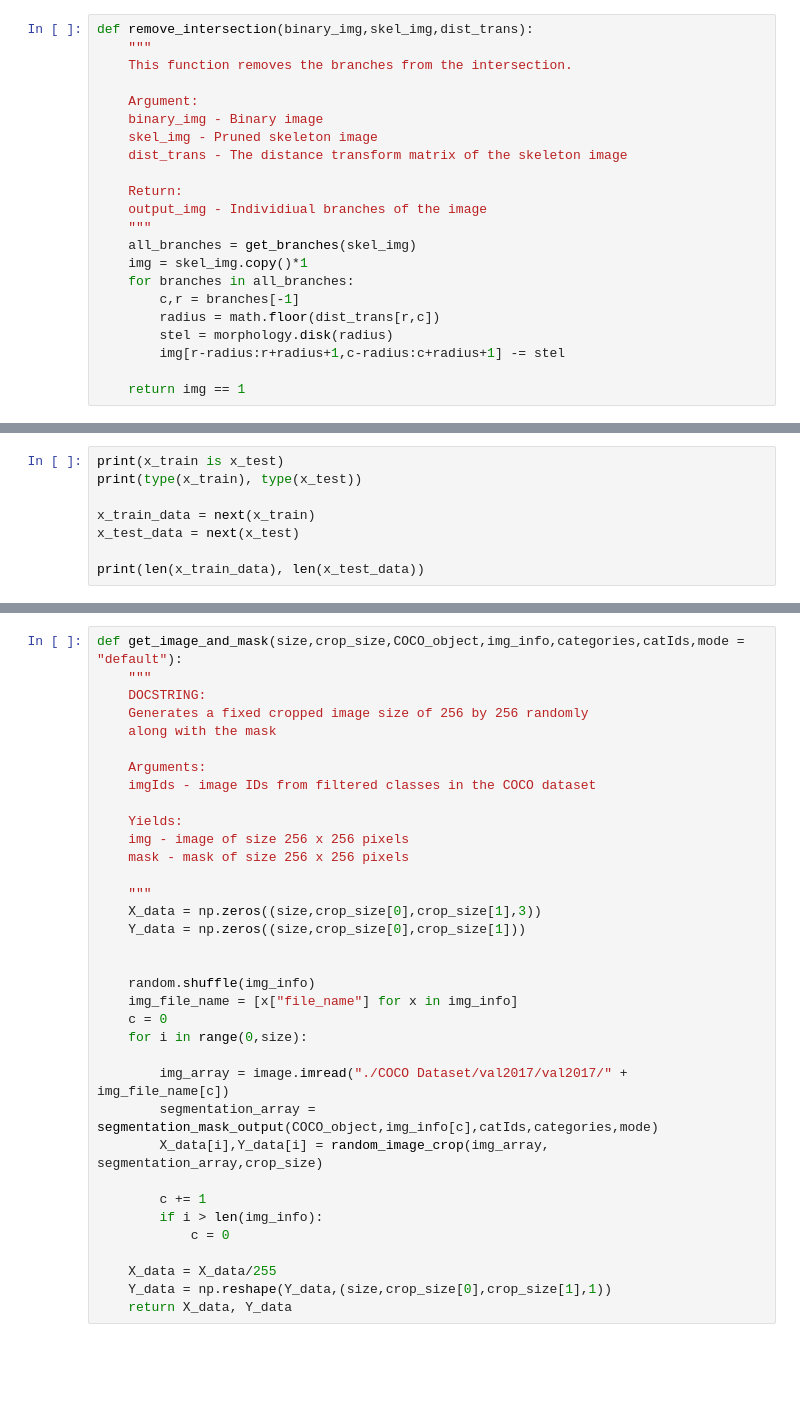
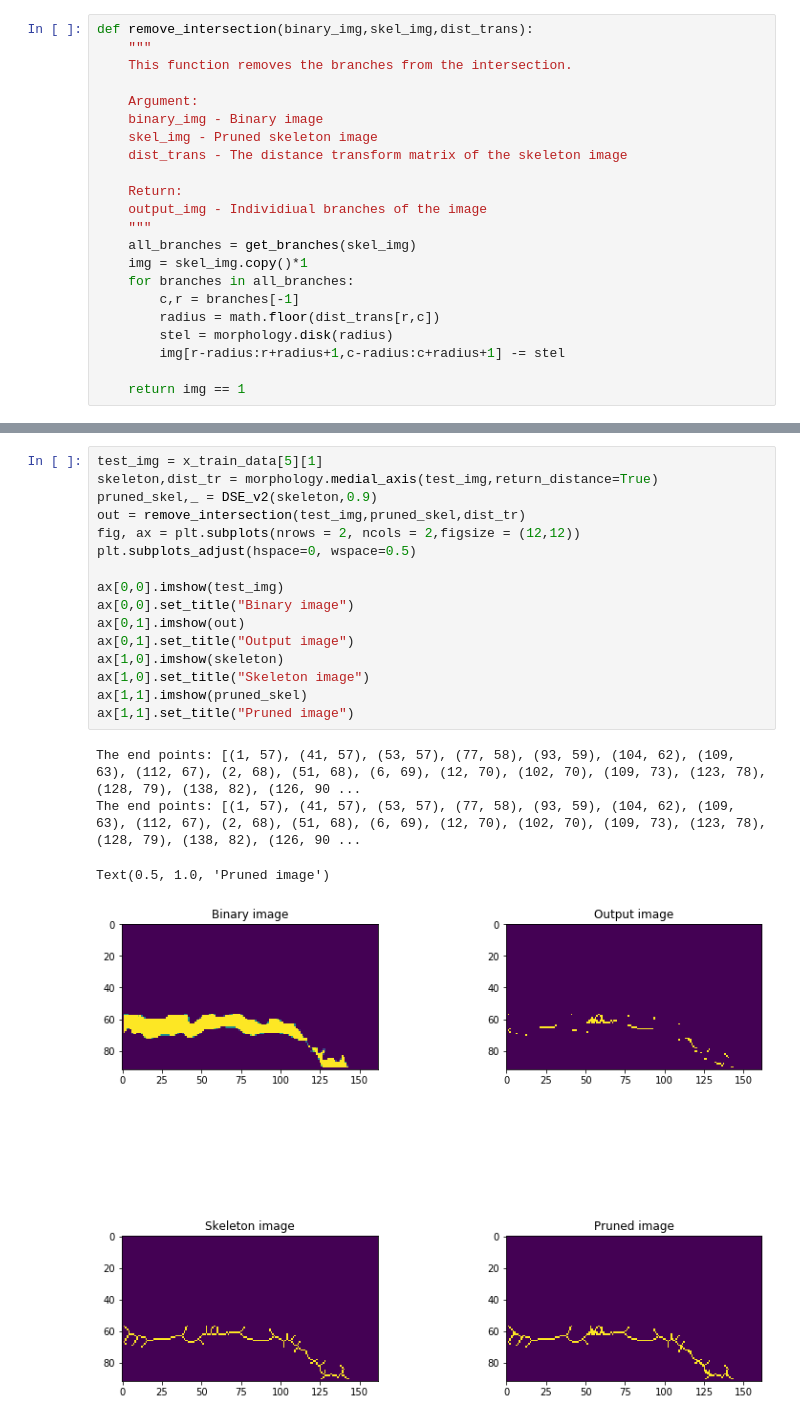
Before and after one commit to thanhtung48c/autonomous_crack_detection_and_quantification, a Jupyter notebook: utils.ipynb, the cells around one changed output, grey strips where cells are left out. Saved outputs shown, nothing was run; the diff lists cells and outputs as text; blank space fills up the shorter version.

```diff
--- a/utils.ipynb
+++ b/utils.ipynb
@@ -747,8 +600,0 @@ x_test = generator_data(directory_text,directory_image,10,(64,64),interpolation
-# %%
-print(x_train is x_test)
-print(type(x_train), type(x_test))
-
-x_train_data = next(x_train)
-x_test_data = next(x_test)
-
-print(len(x_train_data), len(x_test_data))
@@ -858,35 +601,21 @@ def random_image_crop(img_array,segmentation_array,crop_size):
-# %%
-def get_image_and_mask(size,crop_size,COCO_object,img_info,categories,catIds,mode = "default"):
-    """
-    DOCSTRING:
-    Generates a fixed cropped image size of 256 by 256 randomly
-    along with the mask
-
-    Arguments:
-    imgIds - image IDs from filtered classes in the COCO dataset
-
-    Yields:
-    img - image of size 256 x 256 pixels
-    mask - mask of size 256 x 256 pixels
-
-    """
-    X_data = np.zeros((size,crop_size[0],crop_size[1],3))
-    Y_data = np.zeros((size,crop_size[0],crop_size[1]))
-
-
-    random.shuffle(img_info)
-    img_file_name = [x["file_name"] for x in img_info]
-    c = 0
-    for i in range(0,size):
-
-        img_array = image.imread("./COCO Dataset/val2017/val2017/" + img_file_name[c])
-        segmentation_array = segmentation_mask_output(COCO_object,img_info[c],catIds,categories,mode)
-        X_data[i],Y_data[i] = random_image_crop(img_array, segmentation_array,crop_size)
-
-        c += 1
-        if i > len(img_info):
-            c = 0
-
-    X_data = X_data/255
-    Y_data = np.reshape(Y_data,(size,crop_size[0],crop_size[1],1))
-    return X_data, Y_data
+# %%
+test_img = x_train_data[5][1]
+skeleton,dist_tr = morphology.medial_axis(test_img,return_distance=True)
+pruned_skel,_ = DSE_v2(skeleton,0.9)
+out = remove_intersection(test_img,pruned_skel,dist_tr)
+fig, ax = plt.subplots(nrows = 2, ncols = 2,figsize = (12,12))
+plt.subplots_adjust(hspace=0, wspace=0.5)
+
+ax[0,0].imshow(test_img)
+ax[0,0].set_title("Binary image")
+ax[0,1].imshow(out)
+ax[0,1].set_title("Output image")
+ax[1,0].imshow(skeleton)
+ax[1,0].set_title("Skeleton image")
+ax[1,1].imshow(pruned_skel)
+ax[1,1].set_title("Pruned image")
+# %% [output]
+The end points: [(1, 57), (41, 57), (53, 57), (77, 58), (93, 59), (104, 62), (109, 63), (112, 67), (2, 68), (51, 68), (6, 69), (12, 70), (102, 70), (109, 73), (123, 78), (128, 79), (138, 82), (126, 90 ...
+The end points: [(1, 57), (41, 57), (53, 57), (77, 58), (93, 59), (104, 62), (109, 63), (112, 67), (2, 68), (51, 68), (6, 69), (12, 70), (102, 70), (109, 73), (123, 78), (128, 79), (138, 82), (126, 90 ...
+Text(0.5, 1.0, 'Pruned image')
+[figure, added]
```
Also changed, not shown: parts of 23 cells of this notebook.
